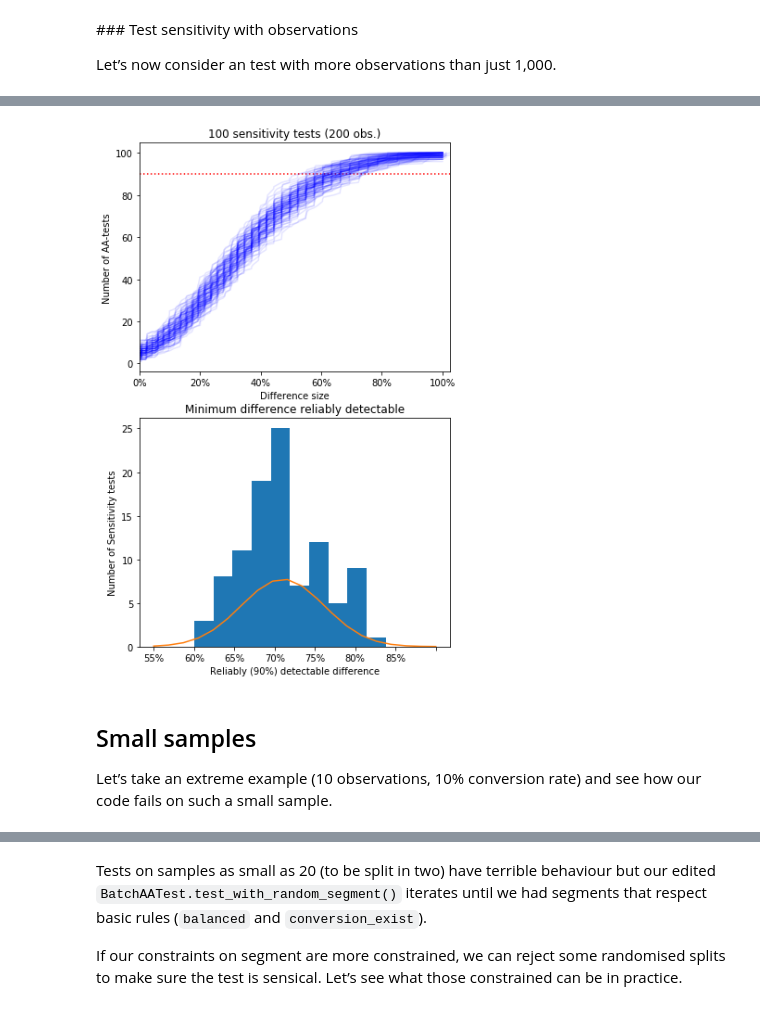
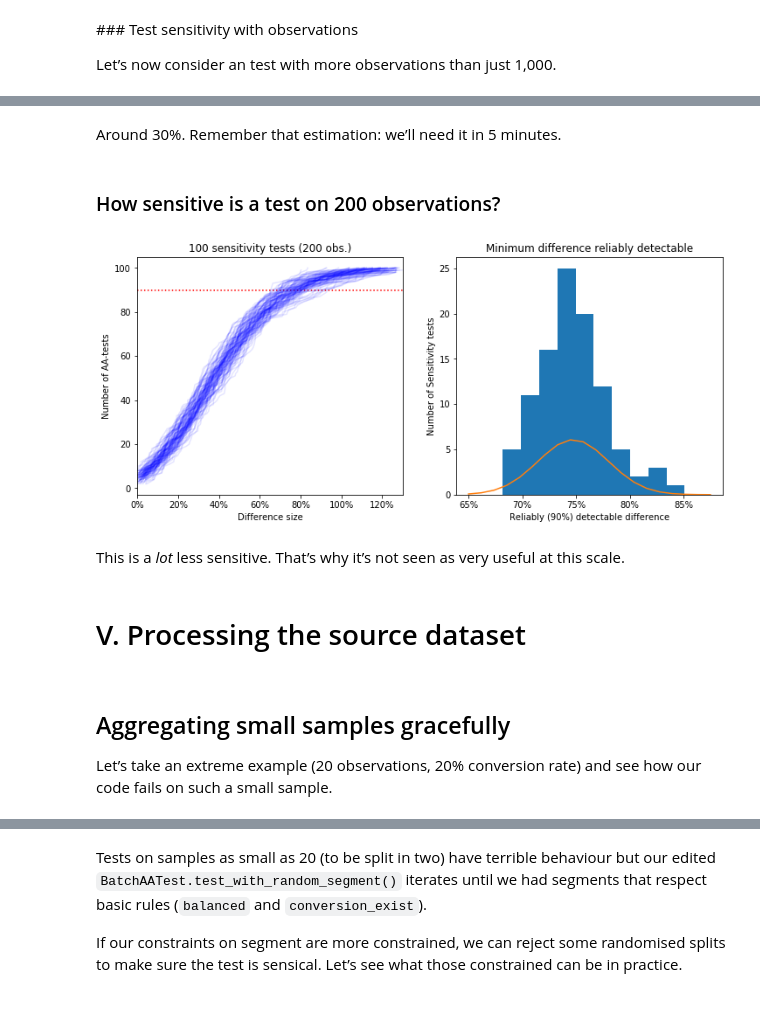
Before and after one commit to bertilhatt/pydata_pres_small_sample, a Jupyter notebook: AB-testing by clusters - PyData London 2019 Tutorial - Bertil Hatt & João Martins.ipynb, the cells around one changed output, grey strips where cells are left out. Cells and saved outputs as stored; diff of their text form; code cells hidden in the pictures.

```diff
--- a/AB-testing by clusters - PyData London 2019 Tutorial - Bertil Hatt & João Martins.ipynb
+++ b/AB-testing by clusters - PyData London 2019 Tutorial - Bertil Hatt & João Martins.ipynb
@@ -295,7 +306,7 @@ def compute_totals(events, segment):
     return totals
 # %%
 events = generate_events()
-segment = generate_segment_from_events(events)
+segment = generate_segment(events)
 totals = compute_totals(events, segment)
 totals
 # %% [output]
@@ -667,22 +688,9 @@ False
 # %%
-import copy
-thresholds = [0, 0.001, 0.002, 0.005, 0.01, 0.02, 0.05, 0.1, 0.2, 0.5, 1, 2]
-
-def find_detected_diff(self, thresholds=thresholds):
-    for threshold in thresholds:
-        inflated_t_test = copy.deepcopy(self.t_test)
-        inflated_t_test.totals.treatment.conversion *= (1+threshold)
-        if inflated_t_test.compute():
-            return threshold
-    return -1
-
-ABTest.find_detected_diff = find_detected_diff
-
 class SensitivityTest (BatchAATest):
 
-    def run_step(self, run_per_step=100):
+    def run_steps(self, n_runs=100):
         self.list_diff = []
-        for j in range(run_per_step):
+        for j in range(n_runs):
             self.test_with_random_segment()
             self.test.compute()
             self.test.detected_diff = self.test.find_detected_diff()
@@ -909,12 +952,16 @@ def display_multiple_curves(
     for sensitive_test in list_sensitivity_test:
         list_min_significant.append(sensitive_test.min_significant)
 
-    fig, (ax1, ax2) = plt.subplots(2, 1, figsize=(6, 10))
+    fig, (ax1, ax2) = plt.subplots(1, 2, figsize=(12, 5))
+
+    # Histogram of mininum significant value
+    # Titles
     ax1.set(
         title="{0:,} sensitivity tests ({1:,} obs.)".format(n_tests, n_obs),
         xlabel="Difference size",
         ylabel="Number of AA-tests",
     )
+    # Scale
     if x_scale == "linear":
         x_lim = (0, max(list_min_significant)*padding)
         ax1.set_xlim(x_lim)
@@ -922,9 +969,12 @@ def display_multiple_curves(
         ax1.set_xscale('log')
         x_lim = (val[val > 0], max(val))
         ax1.set_xlim(x_lim)
-    ax1.hlines(list_sensitivity_test[0].reliable,
-              x_lim[0], x_lim[1],
-              color="red", linestyles="dotted")
+    ax1.hlines(
+        list_sensitivity_test[0].reliable, x_lim[0], x_lim[1],
+        color="red", linestyles="dotted"
+    )
+
+    # Iterate on each sensitivity curve
     for sensitive_test in list_sensitivity_test:
         cum_dist = sensitive_test.cum_dist
         val = cum_dist.index
@@ -933,9 +983,11 @@ def display_multiple_curves(
     x_ticks = ax1.get_xticks()
     ax1.set_xticklabels(['{:,.0%}'.format(x) for x in x_ticks])
 
+    # Histogram of mininum significant value
     ax2.hist(list_min_significant)
     x_ticks = ax2.get_xticks()
     ax2.set_xticklabels(['{:,.0%}'.format(x) for x in x_ticks])
+    # Density curve of sensitivity
     x = np.linspace(min(x_ticks), max(x_ticks), 20)
     m = np.mean(list_min_significant)
     s = np.std(list_min_significant)
@@ -954,14 +1010,24 @@ display_multiple_curves(list_sensitivity_test)
+# %% [markdown]
+Around 30%. Remember that estimation: we’ll need it in 5 minutes.
+# %% [markdown]
+### How sensitive is a test on 200 observations?
 # %%
-list_less_sensitivity_test = compute_multiple_curves(
-    generate_events(n_obs=200),
-)
-display_multiple_curves(list_less_sensitivity_test)
+# Warning: This might take several minutes
+list_less_sensitive_test = \
+    compute_multiple_curves(generate_events(n_obs=200))
+display_multiple_curves(list_less_sensitive_test)
 # %% [output]
-[figure, old version]
+[figure, new version]
+# %% [markdown]
+This is a _lot_ less sensitive. That’s why it’s not seen as very useful at this scale.
+# %% [markdown]
+# V. Processing the source dataset
+
+<a name="source_data"></a>
 # %% [markdown]
-## Small samples
+## Aggregating small samples gracefully
 
-Let’s take an extreme example (10 observations, 10% conversion rate) and see how our code fails on such a small sample.
+Let’s take an extreme example (20 observations, 20% conversion rate) and see how our code fails on such a small sample.
 # %%
 def try_small_sample(cr=.2, n_obs=20, n_try=4):
     for i in range(n_try):
```
Also changed, not shown: parts of 187 cells of this notebook, 2 other files.
